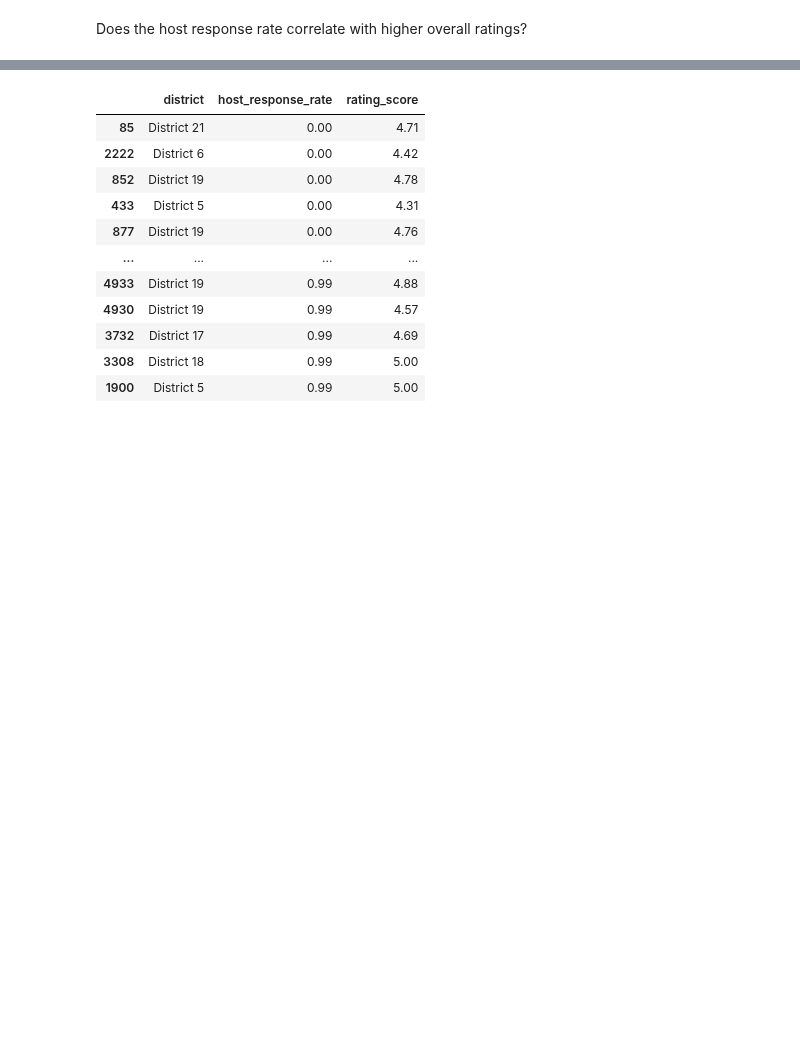
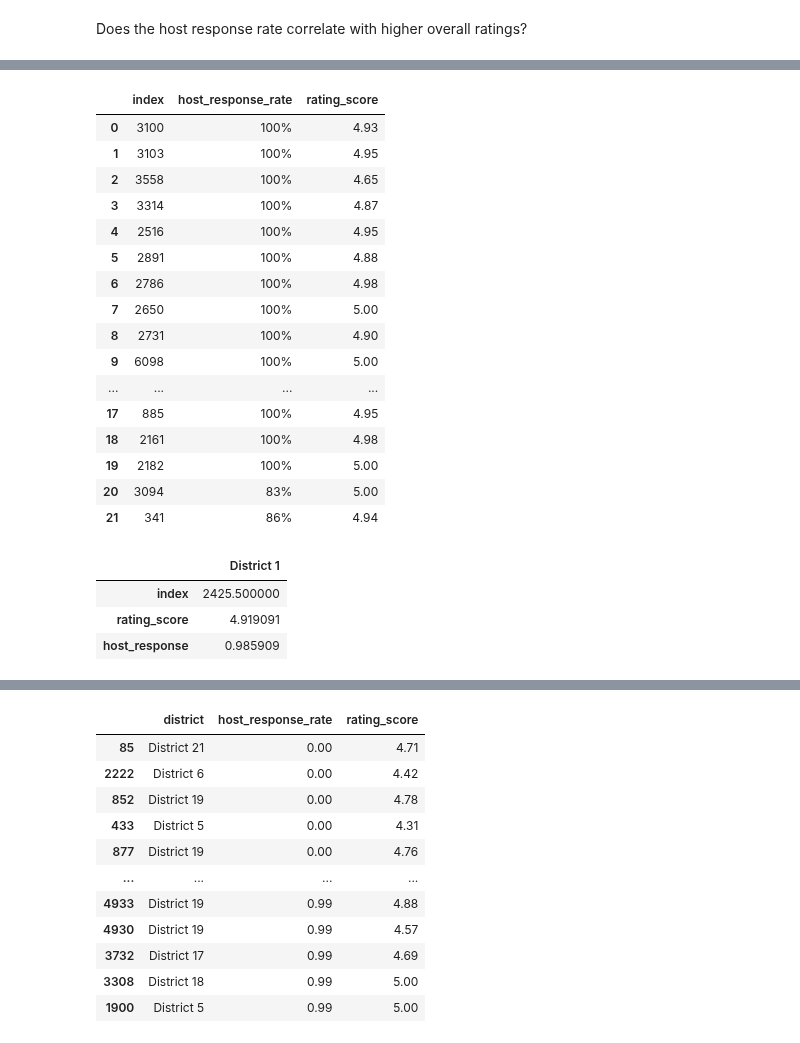
Before and after one commit to JonathanBrown003/Airbnb-A-Closer-Look-Nashville-Asheville, a Jupyter notebook: Analysis_Tu.ipynb, the cells around one changed output, grey strips where cells are left out. Drawn from its saved outputs; the diff is of its cells as text; code cells hidden in the pictures; blank space fills up the shorter version.

```diff
--- a/Analysis_Tu.ipynb
+++ b/Analysis_Tu.ipynb
@@ -1364,0 +1428,19 @@ nash_host_ratings_df['host_response_rate'] = nash_host_ratings_df['host_response
+# %%
+# analyzing all of the different districts
+
+nash_d1_host = nash_host_ratings_df[nash_host_ratings_df.district == "District 1"]
+new_D1_order = nash_d1_host.reset_index().drop("district", axis=1)
+# all but 2 properties had 80% for host response
+
+# checking the dtypes of the columns
+nash_d1_host.dtypes
+
+# changing the host_response_rate to float
+new_host_column = nash_d1_host["host_response_rate"].str.rstrip("%").astype("float")/100
+new_host_column
+new_host_column2 = new_host_column.reset_index()
+new_host_column2
+
+# renaming the host column
+new_host_nash_d1 = new_host_column2.rename(columns={"host_response_rate": "host_response"})
+new_host_nash_d1
@@ -1364,0 +1465,37 @@ nash_host_ratings_df['host_response_rate'] = nash_host_ratings_df['host_response
+# %%
+new_D1_order
+# %% [output]
+|  | index | host_response_rate | rating_score |
+| 0 | 3100 | 100% | 4.93 |
+| 1 | 3103 | 100% | 4.95 |
+| 2 | 3558 | 100% | 4.65 |
+| 3 | 3314 | 100% | 4.87 |
+| 4 | 2516 | 100% | 4.95 |
+| 5 | 2891 | 100% | 4.88 |
+| 6 | 2786 | 100% | 4.98 |
+| 7 | 2650 | 100% | 5.00 |
+| 8 | 2731 | 100% | 4.90 |
+| 9 | 6098 | 100% | 5.00 |
+| ... | ... | ... | ... |
+| 17 | 885 | 100% | 4.95 |
+| 18 | 2161 | 100% | 4.98 |
+| 19 | 2182 | 100% | 5.00 |
+| 20 | 3094 | 83% | 5.00 |
+| 21 | 341 | 86% | 4.94 |
+# %%
+# adding the new column of host_response_rate to the nash_d1_host df
+frames= [new_D1_order, new_host_nash_d1]
+nashD1_host_df = new_D1_order.join(new_host_nash_d1.set_index("index"), on="index")
+
+nD1_host_df = nashD1_host_df.drop("host_response_rate", axis=1)
+nD1_host_avg = nD1_host_df.mean()
+nD1_host_avg_df = pd.DataFrame(nD1_host_avg)
+nD1_host_avg_df = nD1_host_avg_df.rename(columns={0:"District 1"})
+
+# nD1_host_avg_df["District"]= district
+nD1_host_avg_df
+# %% [output]
+|  | District 1 |
+| index | 2425.500000 |
+| rating_score | 4.919091 |
+| host_response | 0.985909 |
```
Also changed, not shown: parts of 19 cells of this notebook, 1 other file.
